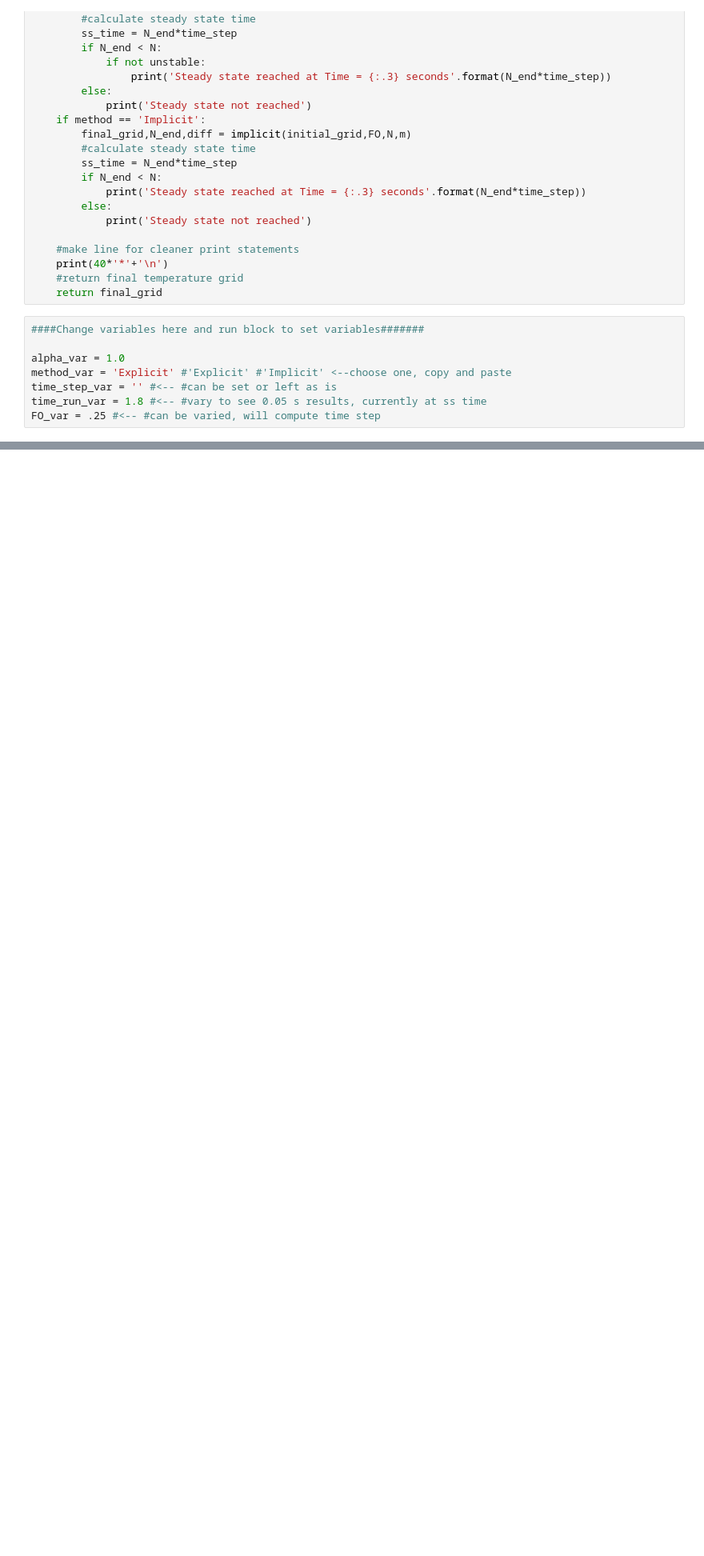
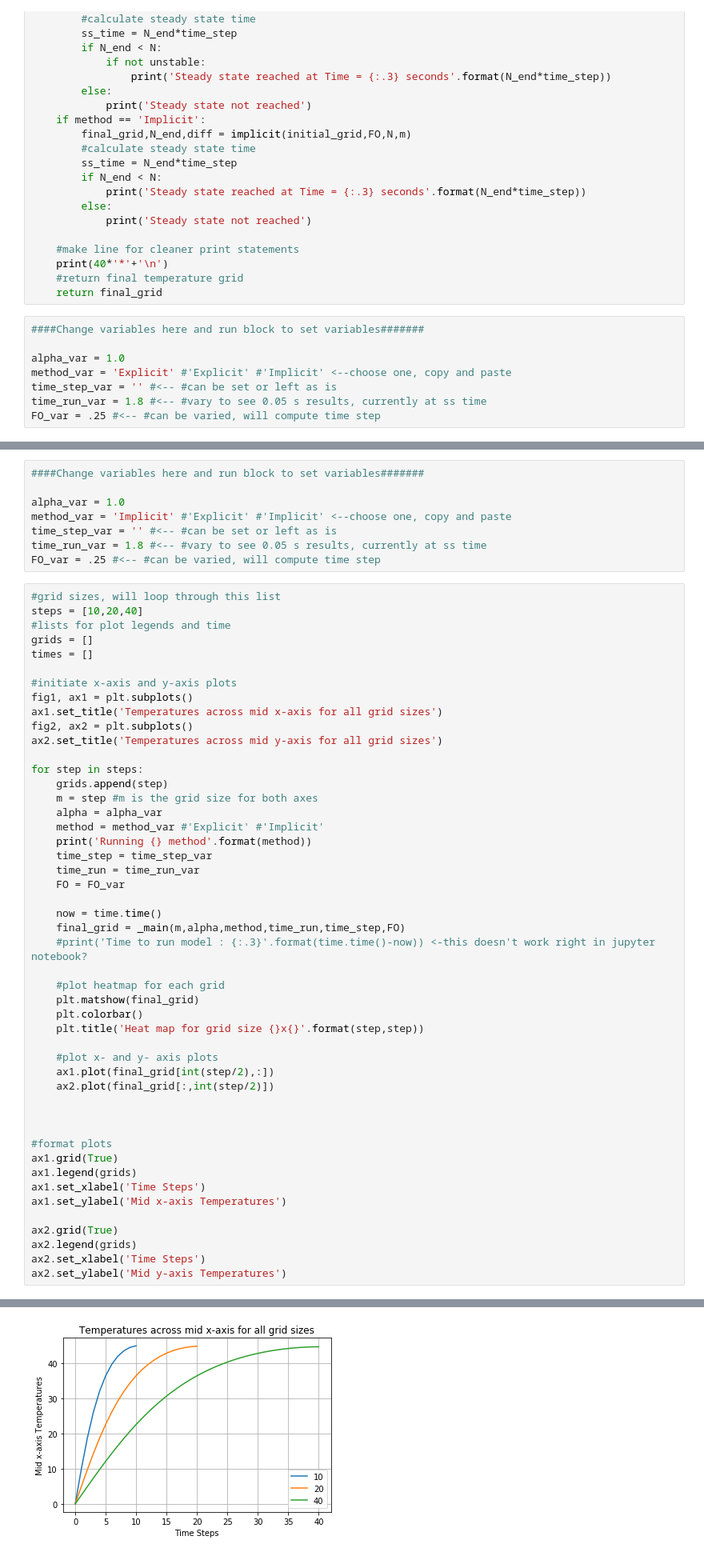
Before and after one commit to kb0008/MAE_623, a Jupyter notebook: Project 1 Jupyter Notebook.ipynb, the cells around one changed output, grey strips where cells are left out. Shown at 80% size. Saved outputs shown, nothing was run; the diff lists cells and outputs as text; blank space fills up the shorter version.

```diff
--- a/Project 1 Jupyter Notebook.ipynb
+++ b/Project 1 Jupyter Notebook.ipynb
@@ -262,3 +266,60 @@ Text(0, 0.5, 'Mid y-axis Temperatures')
 [figure]
 [figure]
 [figure]
+# %%
+####Change variables here and run block to set variables#######
+
+alpha_var = 1.0
+method_var = 'Implicit' #'Explicit' #'Implicit' <--choose one, copy and paste
+time_step_var = '' #<-- #can be set or left as is
+time_run_var = 1.8 #<-- #vary to see 0.05 s results, currently at ss time
+FO_var = .25 #<-- #can be varied, will compute time step
+# %%
+#grid sizes, will loop through this list
+steps = [10,20,40]
+#lists for plot legends and time
+grids = []
+times = []
+
+#initiate x-axis and y-axis plots
+fig1, ax1 = plt.subplots()
+ax1.set_title('Temperatures across mid x-axis for all grid sizes')
+fig2, ax2 = plt.subplots()
+ax2.set_title('Temperatures across mid y-axis for all grid sizes')
+
+for step in steps:
+    grids.append(step)
+    m = step #m is the grid size for both axes
+    alpha = alpha_var
+    method = method_var #'Explicit' #'Implicit'
+    print('Running {} method'.format(method))
+    time_step = time_step_var
+    time_run = time_run_var
+    FO = FO_var
+
+    now = time.time()
+    final_grid = _main(m,alpha,method,time_run,time_step,FO)
+    #print('Time to run model : {:.3}'.format(time.time()-now)) <-this doesn't work right in jupyter notebook?
+
+    #plot heatmap for each grid
+    plt.matshow(final_grid)
+    plt.colorbar()
+    plt.title('Heat map for grid size {}x{}'.format(step,step))
+
+    #plot x- and y- axis plots
+    ax1.plot(final_grid[int(step/2),:])
+    ax2.plot(final_grid[:,int(step/2)])
+
+
+
+#format plots
+ax1.grid(True)
+ax1.legend(grids)
+ax1.set_xlabel('Time Steps')
+ax1.set_ylabel('Mid x-axis Temperatures')
+
+ax2.grid(True)
+ax2.legend(grids)
+ax2.set_xlabel('Time Steps')
+ax2.set_ylabel('Mid y-axis Temperatures')
+# %% [output]
@@ -264,0 +344 @@ Text(0, 0.5, 'Mid y-axis Temperatures')
+[figure, added]
```
Also changed, not shown: parts of 2 cells of this notebook.
